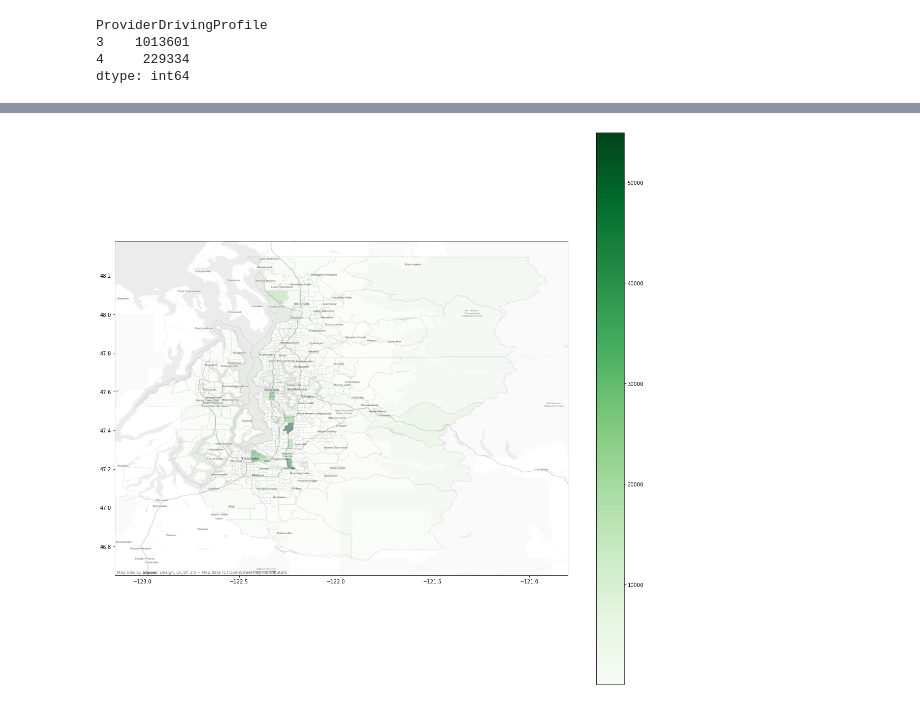
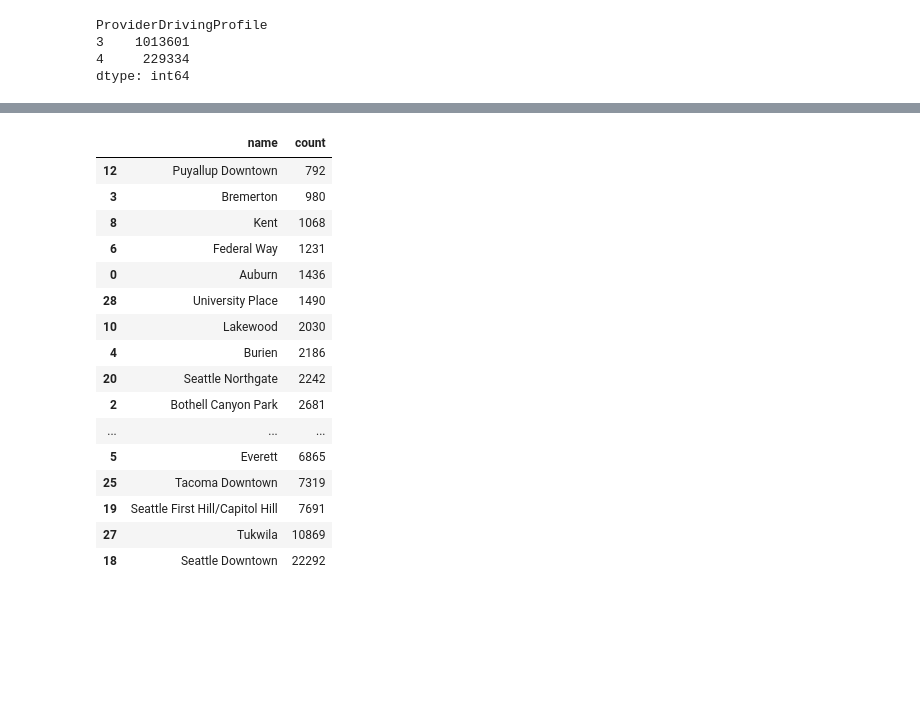
Before and after one commit to psrc/data-science, a Jupyter notebook: inrix/INRIX data - OD 2019 and 2015.ipynb, the cells around one changed output, grey strips where cells are left out. Cells and saved outputs as stored; diff of their text form; code cells hidden in the pictures; blank space fills up the shorter version.

```diff
--- a/inrix/INRIX data - OD 2019.ipynb
+++ b/inrix/INRIX data - OD 2019 and 2015.ipynb
@@ -178,2 +269,5 @@ tract_trips_d = gpd.sjoin(tracts, trips_d, how='inner', op='intersects')
+# %%
+uc_trips_o = gpd.sjoin(urban_centers, trips_o, how='inner', op='intersects')
+uc_trips_d = gpd.sjoin(urban_centers, trips_d, how='inner', op='intersects')
 # %%
 tract_trips_o=tract_trips_o.groupby('namelsad10')['namelsad10'].count().reset_index(name='count').sort_values(by=['count'])
@@ -234,17 +277,0 @@ ctx.add_basemap(ax, source=ctx.providers.Stamen.TonerLite, zoom=10, alpha=0.5, z
-# %%
-variable = 'count'
-# set the range for the choropleth
-vmin, vmax = 50, 55000
-# create figure and axes for Matplotlib
-fig, ax = plt.subplots(1, figsize=(20, 20))
-# create map
-o_by_tract_count.plot(column='count', cmap='Greens', ax=ax,  edgecolor='0.8')
-# Create colorbar as a legend
-sm = plt.cm.ScalarMappable(cmap='Greens', norm=plt.Normalize(vmin=vmin, vmax=vmax))
-# empty array for the data range
-sm._A = []
-# add the colorbar to the figure
-cbar = fig.colorbar(sm)
-ctx.add_basemap(ax, source=ctx.providers.Stamen.TonerLite, zoom=10, alpha=0.5, zorder=8 , crs='EPSG:4326' )
-# %% [output]
-[figure, removed]
@@ -338,0 +278,23 @@ show(p)
+# %%
+uc_trips_o=uc_trips_o.groupby('name')['name'].count().reset_index(name='count').sort_values(by=['count'])
+uc_trips_d=uc_trips_d.groupby('name')['name'].count().reset_index(name='count').sort_values(by=['count'])
+# %%
+uc_trips_d
+# %% [output]
+|  | name | count |
+| 12 | Puyallup Downtown | 792 |
+| 3 | Bremerton | 980 |
+| 8 | Kent | 1068 |
+| 6 | Federal Way | 1231 |
+| 0 | Auburn | 1436 |
+| 28 | University Place | 1490 |
+| 10 | Lakewood | 2030 |
+| 4 | Burien | 2186 |
+| 20 | Seattle Northgate | 2242 |
+| 2 | Bothell Canyon Park | 2681 |
+| ... | ... | ... |
+| 5 | Everett | 6865 |
+| 25 | Tacoma Downtown | 7319 |
+| 19 | Seattle First Hill/Capitol Hill | 7691 |
+| 27 | Tukwila | 10869 |
+| 18 | Seattle Downtown | 22292 |
```
Also changed, not shown: parts of 55 cells of this notebook.
